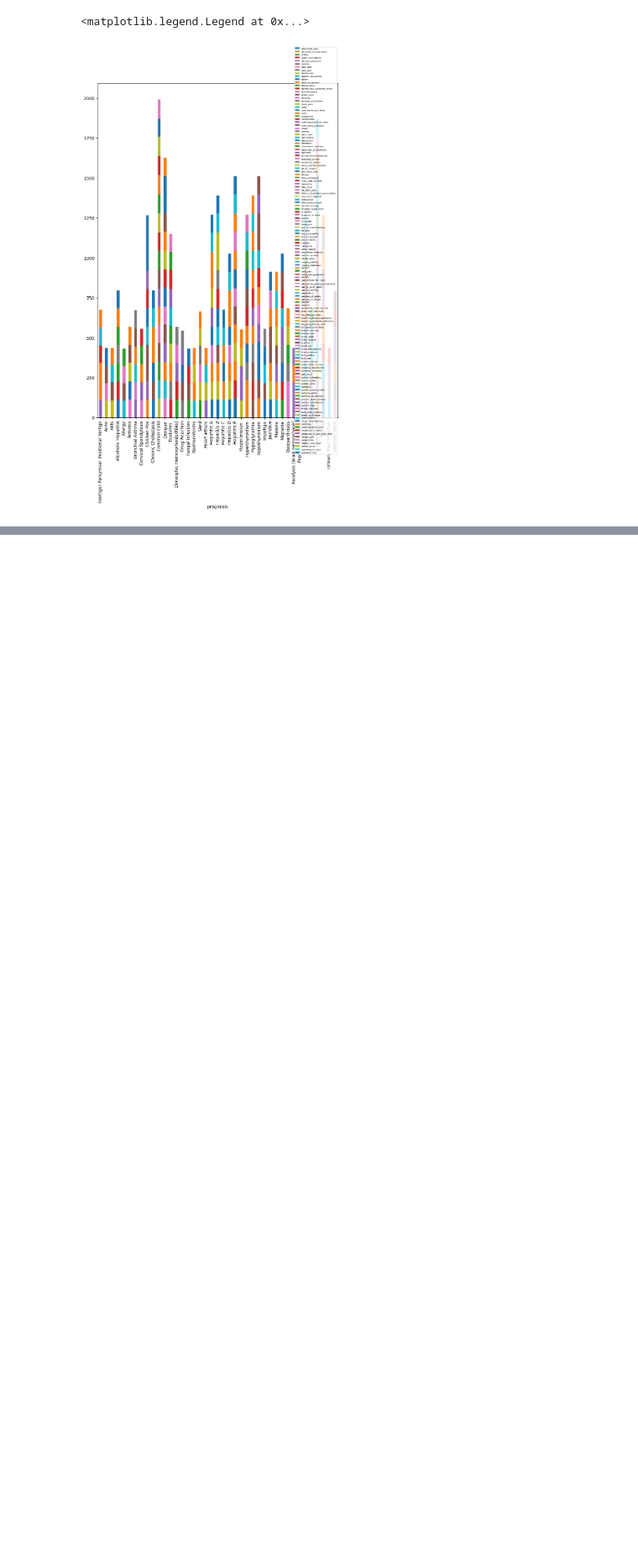
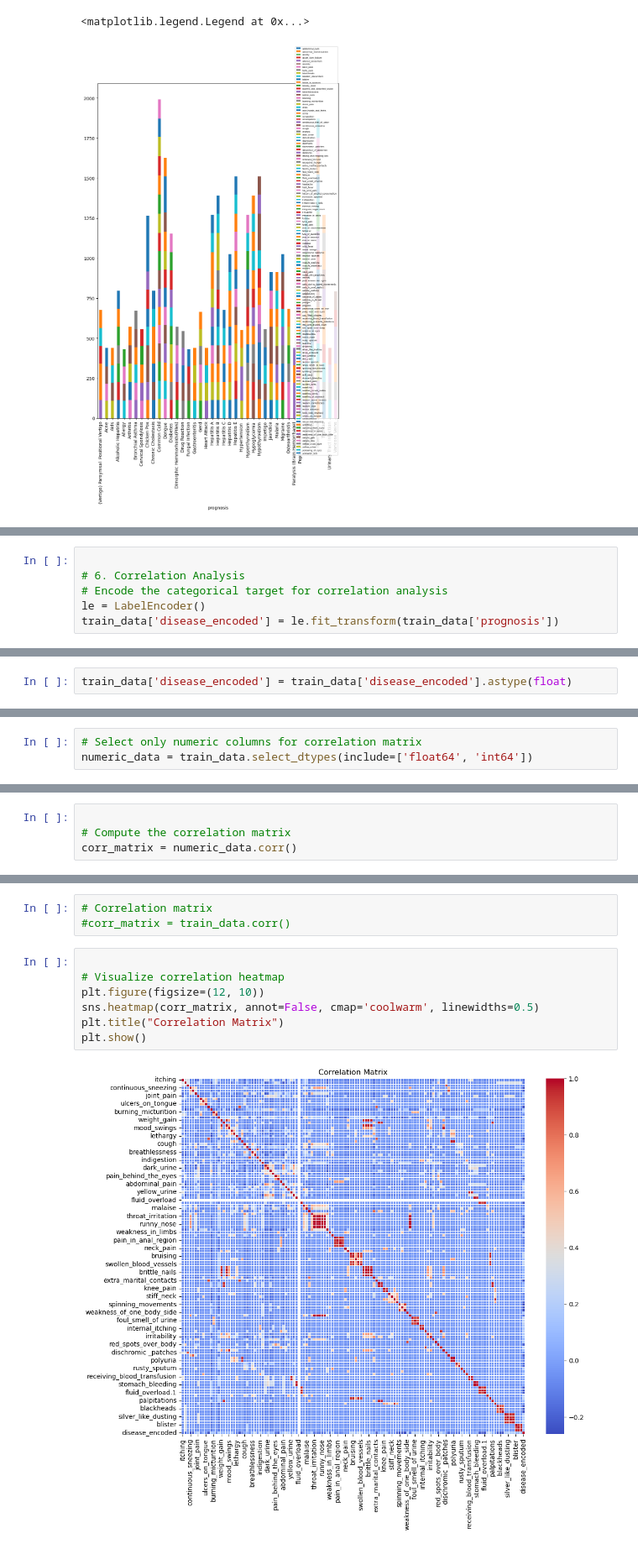
Before and after one commit to franklinen/disease_prediction, a Jupyter notebook: disease_classification.ipynb, the cells around one changed output, grey strips where cells are left out. Shown at 84% size. Drawn from its saved outputs; the diff is of its cells as text; blank space fills up the shorter version.

```diff
--- a/disease_classification.ipynb
+++ b/disease_classification.ipynb
@@ -66,0 +266,6 @@ Unnamed: 133                           NaN                NaN           NaN
+# %%
+
+# 6. Correlation Analysis
+# Encode the categorical target for correlation analysis
+le = LabelEncoder()
+train_data['disease_encoded'] = le.fit_transform(train_data['prognosis'])
@@ -66,0 +278,2 @@ Unnamed: 133                           NaN                NaN           NaN
+# %%
+train_data['disease_encoded'] = train_data['disease_encoded'].astype(float)
@@ -66,0 +296,3 @@ Unnamed: 133                           NaN                NaN           NaN
+# %%
+# Select only numeric columns for correlation matrix
+numeric_data = train_data.select_dtypes(include=['float64', 'int64'])
@@ -66,0 +310,4 @@ Unnamed: 133                           NaN                NaN           NaN
+# %%
+
+# Compute the correlation matrix
+corr_matrix = numeric_data.corr()
@@ -66,0 +325,12 @@ Unnamed: 133                           NaN                NaN           NaN
+# %%
+# Correlation matrix
+#corr_matrix = train_data.corr()
+# %%
+
+# Visualize correlation heatmap
+plt.figure(figsize=(12, 10))
+sns.heatmap(corr_matrix, annot=False, cmap='coolwarm', linewidths=0.5)
+plt.title("Correlation Matrix")
+plt.show()
+# %% [output]
+[figure, added]
```
Also changed, not shown: parts of 27 cells of this notebook.
